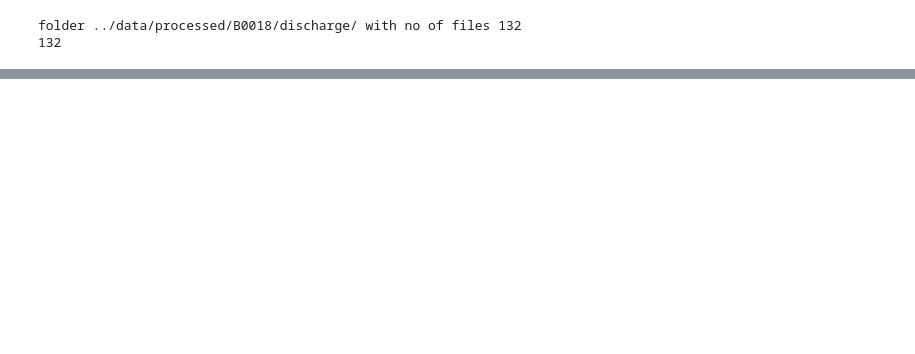
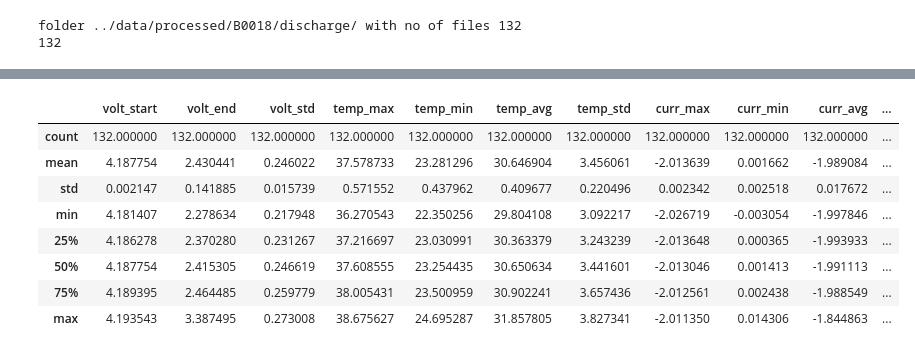
Before and after one commit to NikunjNPatel/ML-Assignment-2, a Jupyter notebook: notebooks/feature_engineering.ipynb, the cells around one changed output, grey strips where cells are left out. Drawn from its saved outputs; the diff is of its cells as text; code cells hidden in the pictures; blank space fills up the shorter version.

```diff
--- a/notebooks/feature_engineering.ipynb
+++ b/notebooks/feature_engineering.ipynb
@@ -236,0 +290,12 @@ folder ../data/processed/B0018/discharge/ with no of files 132
+# %%
+diag_test_df.describe()
+# %% [output]
+|  | volt_start | volt_end | volt_std | temp_max | temp_min | temp_avg | temp_std | curr_max | curr_min | curr_avg | ... |
+| count | 132.000000 | 132.000000 | 132.000000 | 132.000000 | 132.000000 | 132.000000 | 132.000000 | 132.000000 | 132.000000 | 132.000000 | ... |
+| mean | 4.187754 | 2.430441 | 0.246022 | 37.578733 | 23.281296 | 30.646904 | 3.456061 | -2.013639 | 0.001662 | -1.989084 | ... |
+| std | 0.002147 | 0.141885 | 0.015739 | 0.571552 | 0.437962 | 0.409677 | 0.220496 | 0.002342 | 0.002518 | 0.017672 | ... |
+| min | 4.181407 | 2.278634 | 0.217948 | 36.270543 | 22.350256 | 29.804108 | 3.092217 | -2.026719 | -0.003054 | -1.997846 | ... |
+| 25% | 4.186278 | 2.370280 | 0.231267 | 37.216697 | 23.030991 | 30.363379 | 3.243239 | -2.013648 | 0.000365 | -1.993933 | ... |
+| 50% | 4.187754 | 2.415305 | 0.246619 | 37.608555 | 23.254435 | 30.650634 | 3.441601 | -2.013046 | 0.001413 | -1.991113 | ... |
+| 75% | 4.189395 | 2.464485 | 0.259779 | 38.005431 | 23.500959 | 30.902241 | 3.657436 | -2.012561 | 0.002438 | -1.988549 | ... |
+| max | 4.193543 | 3.387495 | 0.273008 | 38.675627 | 24.695287 | 31.857805 | 3.827341 | -2.011350 | 0.014306 | -1.844863 | ... |
```
Also changed, not shown: parts of 10 cells of this notebook, 2 other files.
